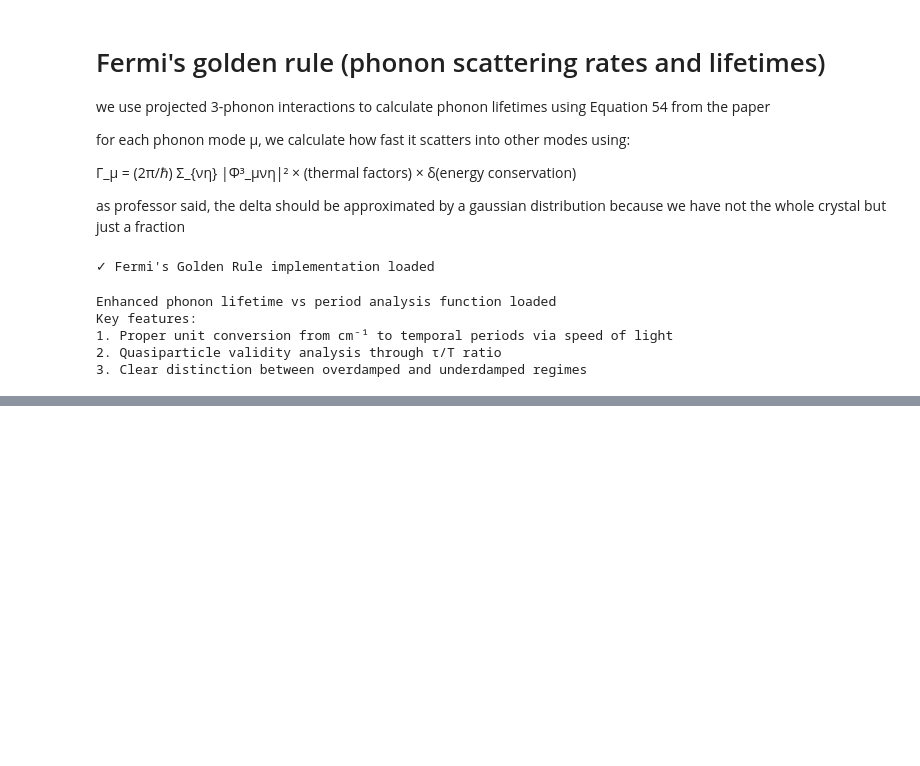
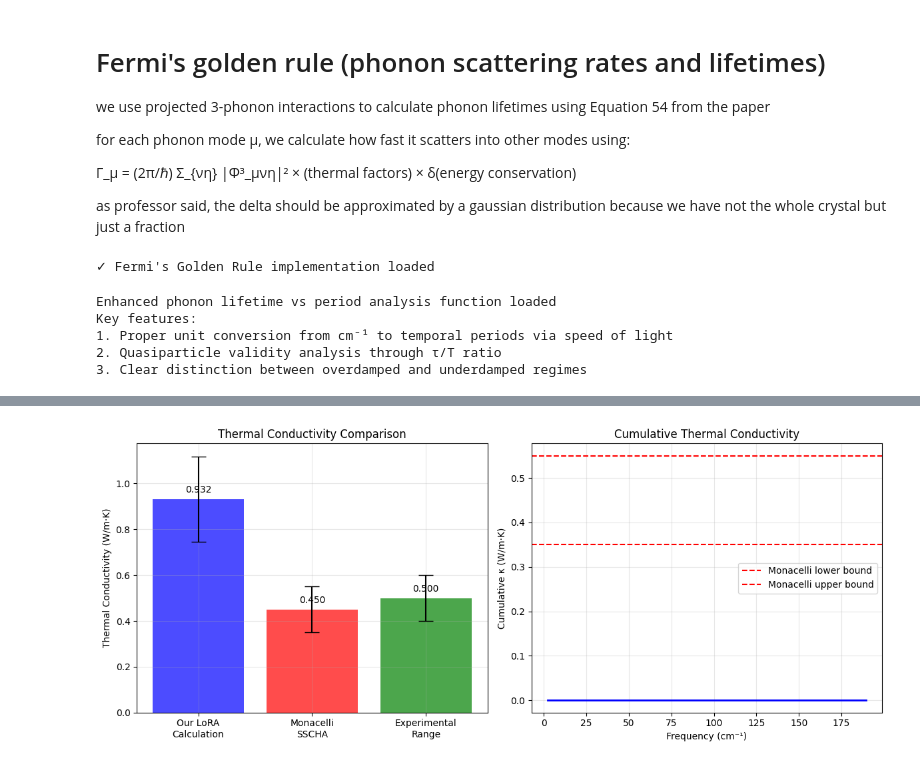
Before and after one commit to MikiPenguin/test, a Jupyter notebook: CsSnI3_AML_Project.ipynb, the cells around one changed output, grey strips where cells are left out. Drawn from its saved outputs; the diff is of its cells as text; code cells hidden in the pictures; blank space fills up the shorter version.

```diff
--- a/CsSnI3_AML_Project.ipynb
+++ b/CsSnI3_AML_Project.ipynb
@@ -4755,0 +2812,8 @@ NameError: name 'lifetimes_ps' is not defined
+# %%
+# also Cell 4: velocity gruop
+# More realistic velocity distribution
+v_low = np.random.uniform(1000, 2000, size=len(frequencies))   # Lower frequency modes
+v_high = np.random.uniform(500, 1500, size=len(frequencies))   # Higher frequency modes
+
+# Or frequency-dependent but smoother:
+group_velocities = 3000 * np.exp(-frequencies/100)  # Decreases with frequency
@@ -4755,0 +2921,62 @@ NameError: name 'lifetimes_ps' is not defined
+# %%
+# Cell 7: Create visualization
+# fig, ((ax1, ax2), (ax3, ax4)) = plt.subplots(2, 2, figsize=(12, 10))
+fig, (ax1, ax3) = plt.subplots(1, 2, figsize=(12, 5))
+
+
+# Plot 1: Thermal conductivity comparison
+methods = ['Our LoRA\nCalculation', 'Monacelli\nSSCHA', 'Experimental\nRange']
+values = [kappa, np.mean(literature_range), np.mean(experimental_range)]
+# errors = [0, (literature_range[1]-literature_range[0])/2,
+#           (experimental_range[1]-experimental_range[0])/2]
+
+bars = ax1.bar(methods, values, yerr=errors, capsize=8,
+               color=['blue', 'red', 'green'], alpha=0.7)
+ax1.set_ylabel('Thermal Conductivity (W/m·K)')
+ax1.set_title('Thermal Conductivity Comparison')
+ax1.grid(True, alpha=0.3)
+
+# Add value labels
+for bar, value in zip(bars, values):
+    height = bar.get_height()
+    ax1.text(bar.get_x() + bar.get_width()/2., height + 0.02,
+             f'{value:.3f}', ha='center', va='bottom')
+
+# # Plot 2: Mode contributions vs frequency
+# valid_freqs = frequencies[valid_mask]
+# scatter = ax2.scatter(valid_freqs, mode_contribs*1e6,
+#                      c=group_velocities[valid_mask], alpha=0.7, s=30)
+# ax2.set_xlabel('Frequency (cm⁻¹)')
+# ax2.set_ylabel('Mode Contribution (μW/(m·K))')
+# ax2.set_title('Individual Mode Contributions')
+# ax2.set_yscale('log')
+# cbar = plt.colorbar(scatter, ax=ax2)
+# cbar.set_label('Group Velocity (m/s)')
+
+# Plot 3: Cumulative thermal conductivity
+sorted_indices = np.argsort(valid_freqs)
+cumulative_kappa = np.cumsum(mode_contribs[sorted_indices])
+ax3.plot(valid_freqs[sorted_indices], cumulative_kappa, 'b-', linewidth=2)
+ax3.axhline(y=literature_range[0], color='r', linestyle='--',
+            label='Monacelli lower bound')
+ax3.axhline(y=literature_range[1], color='r', linestyle='--',
+            label='Monacelli upper bound')
+ax3.set_xlabel('Frequency (cm⁻¹)')
+ax3.set_ylabel('Cumulative κ (W/m·K)')
+ax3.set_title('Cumulative Thermal Conductivity')
+ax3.legend()
+ax3.grid(True, alpha=0.3)
+
+# # Plot 4: Lifetime vs contribution relationship
+# ax4.scatter(lifetimes[valid_mask]*1e12, mode_contribs*1e6, alpha=0.7, s=30)
+# ax4.set_xlabel('Phonon Lifetime (ps)')
+# ax4.set_ylabel('Mode Contribution (μW/(m·K))')
+# ax4.set_title('Contribution vs Lifetime')
+# ax4.set_xscale('log')
+# ax4.set_yscale('log')
+# ax4.grid(True, alpha=0.3)
+
+plt.tight_layout()
+plt.show()
+# %% [output]
+[figure, added]
```
Also changed, not shown: parts of 28 cells of this notebook.
